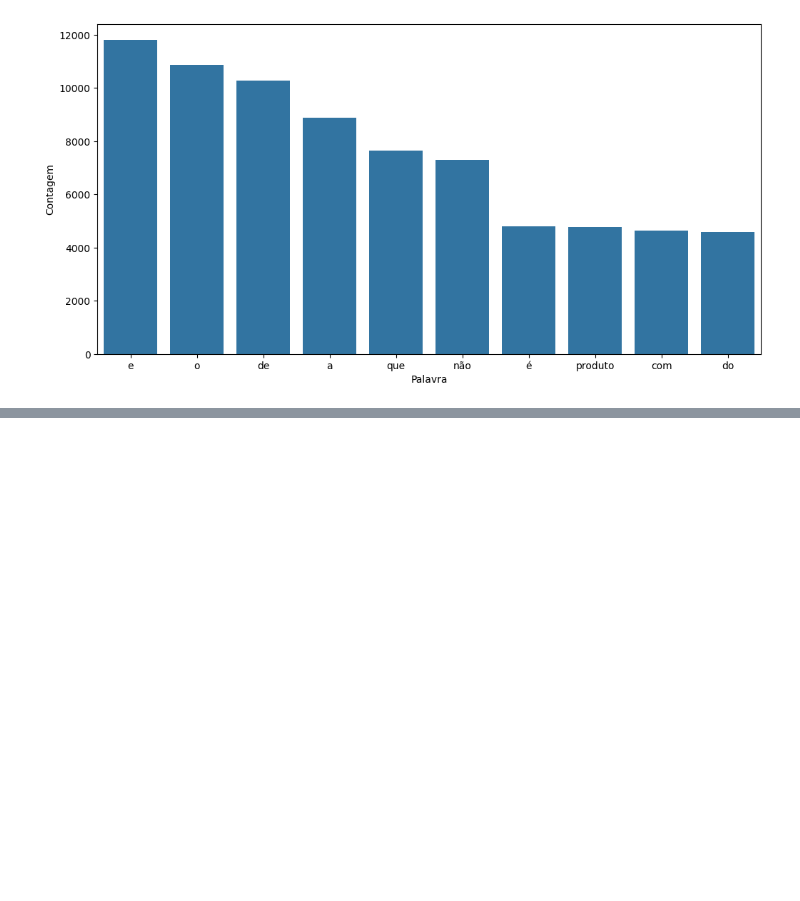
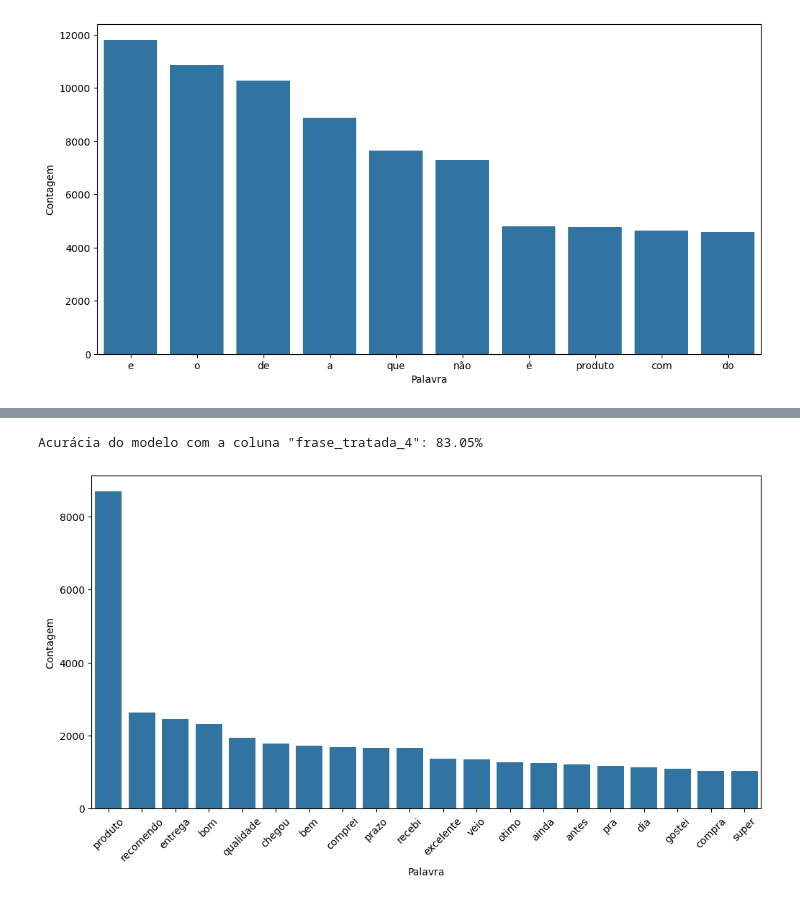
Before and after one commit to DiogoBotton/Machine_Learning_Training_Learn, a Jupyter notebook: Processamento_Linguagem_Natural/Analise_sentimento/avaliacoes.ipynb, the cells around one changed output, grey strips where cells are left out. Saved outputs shown, nothing was run; the diff lists cells and outputs as text; code cells hidden in the pictures; blank space fills up the shorter version.

```diff
--- a/Processamento_Linguagem_Natural/Analise_sentimento/avaliacoes.ipynb
+++ b/Processamento_Linguagem_Natural/Analise_sentimento/avaliacoes.ipynb
@@ -276,0 +362,21 @@ ax.set(ylabel='Contagem', xlabel='Palavra')
+# %%
+from unidecode import unidecode
+
+# Remove acentos da coluna 'frase_tratada_2'
+sem_acentos = [unidecode(texto) for texto in df['frase_tratada_2']]
+
+# Remove acentos do array de palavras_irrelevantes
+stopwords_sem_acentos = [unidecode(texto) for texto in palavras_irrelevantes]
+# %%
+df['frase_tratada_3'] = sem_acentos
+frases_processadas = []
+
+for frase in df['frase_tratada_3']:
+    palavras_tokenizadas = token_pontuacao.tokenize(frase)
+    frase_tratada = [palavra for palavra in palavras_tokenizadas if palavra.isalpha() and palavra not in stopwords_sem_acentos]
+
+    frases_processadas.append(' '.join(frase_tratada))
+
+df['frase_tratada_3'] = frases_processadas
+
+df.head()
@@ -276,0 +396,14 @@ ax.set(ylabel='Contagem', xlabel='Palavra')
+# %%
+frases_processadas = []
+
+for frase in df['frase_tratada_3']:
+    frase = frase.lower()
+
+    palavras_tokenizadas = token_pontuacao.tokenize(frase)
+    frase_tratada = [palavra for palavra in palavras_tokenizadas if palavra.isalpha() and palavra not in stopwords_sem_acentos]
+
+    frases_processadas.append(' '.join(frase_tratada))
+
+df['frase_tratada_4'] = frases_processadas
+
+df.head()
@@ -276,0 +417,6 @@ ax.set(ylabel='Contagem', xlabel='Palavra')
+# %%
+classificar_texto(df, 'frase_tratada_4', 'sentimento')
+grafico_frequencia(df, 'frase_tratada_4', 20)
+# %% [output]
+Acurácia do modelo com a coluna "frase_tratada_4": 83.05%
+[figure, added]
```
Also changed, not shown: parts of 23 cells of this notebook, 1 other file.
